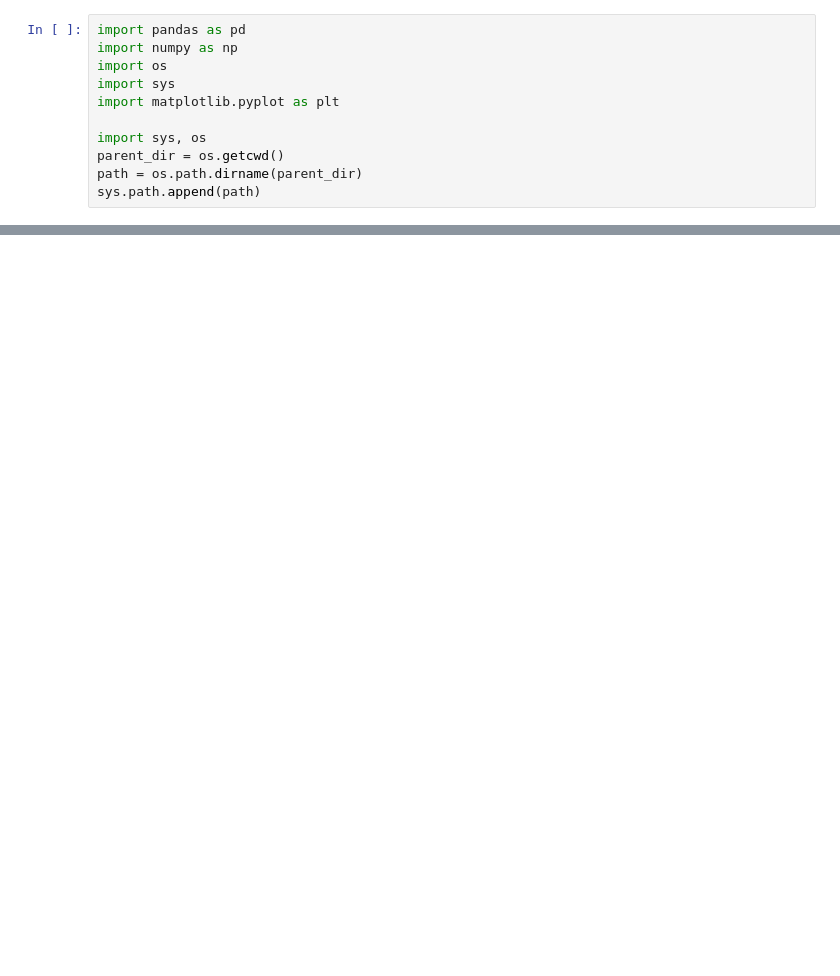
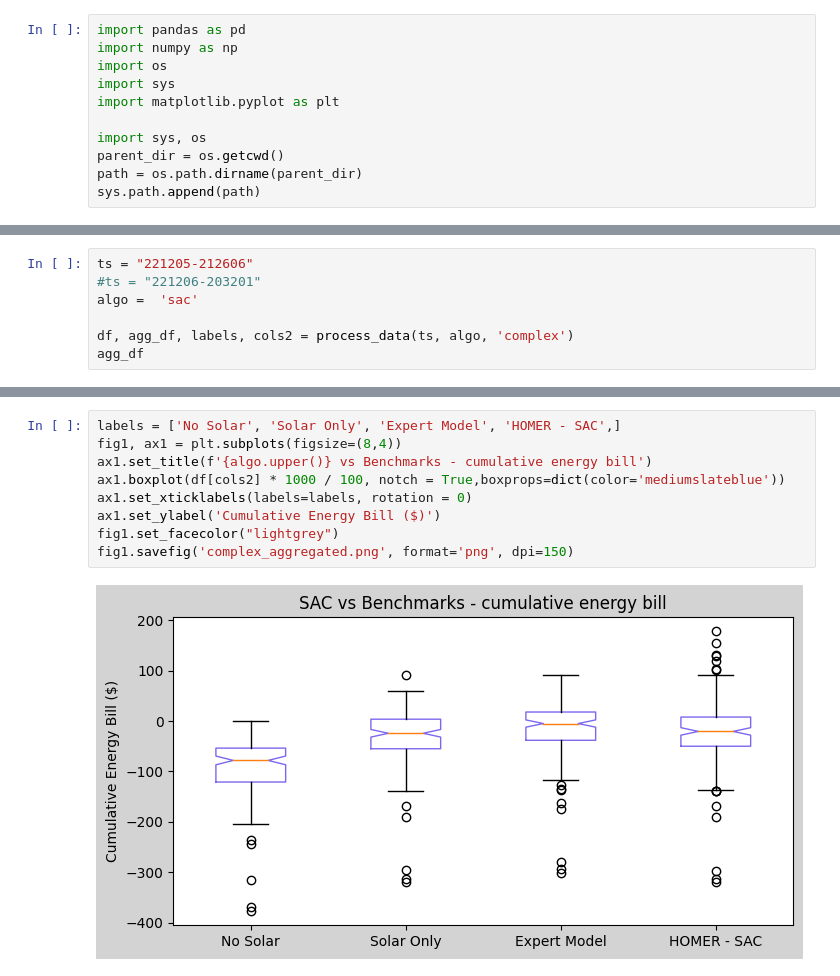
Before and after one commit to bcormier1/home-energy-optimizer, a Jupyter notebook: experiments/plot summary.ipynb, the cells around one changed output, grey strips where cells are left out. Saved outputs shown, nothing was run; the diff lists cells and outputs as text; blank space fills up the shorter version.

```diff
--- a/experiments/plot summary.ipynb
+++ b/experiments/plot summary.ipynb
@@ -103,0 +141,7 @@ agg_df
+# %%
+ts = "221205-212606"
+#ts = "221206-203201"
+algo =  'sac'
+
+df, agg_df, labels, cols2 = process_data(ts, algo, 'complex')
+agg_df
@@ -103,0 +175,11 @@ agg_df
+# %%
+labels = ['No Solar', 'Solar Only', 'Expert Model', 'HOMER - SAC',]
+fig1, ax1 = plt.subplots(figsize=(8,4))
+ax1.set_title(f'{algo.upper()} vs Benchmarks - cumulative energy bill')
+ax1.boxplot(df[cols2] * 1000 / 100, notch = True,boxprops=dict(color='mediumslateblue'))
+ax1.set_xticklabels(labels=labels, rotation = 0)
+ax1.set_ylabel('Cumulative Energy Bill ($)')
+fig1.set_facecolor("lightgrey")
+fig1.savefig('complex_aggregated.png', format='png', dpi=150)
+# %% [output]
+[figure, added]
```
Also changed, not shown: parts of 31 cells of this notebook, 44 other files.
